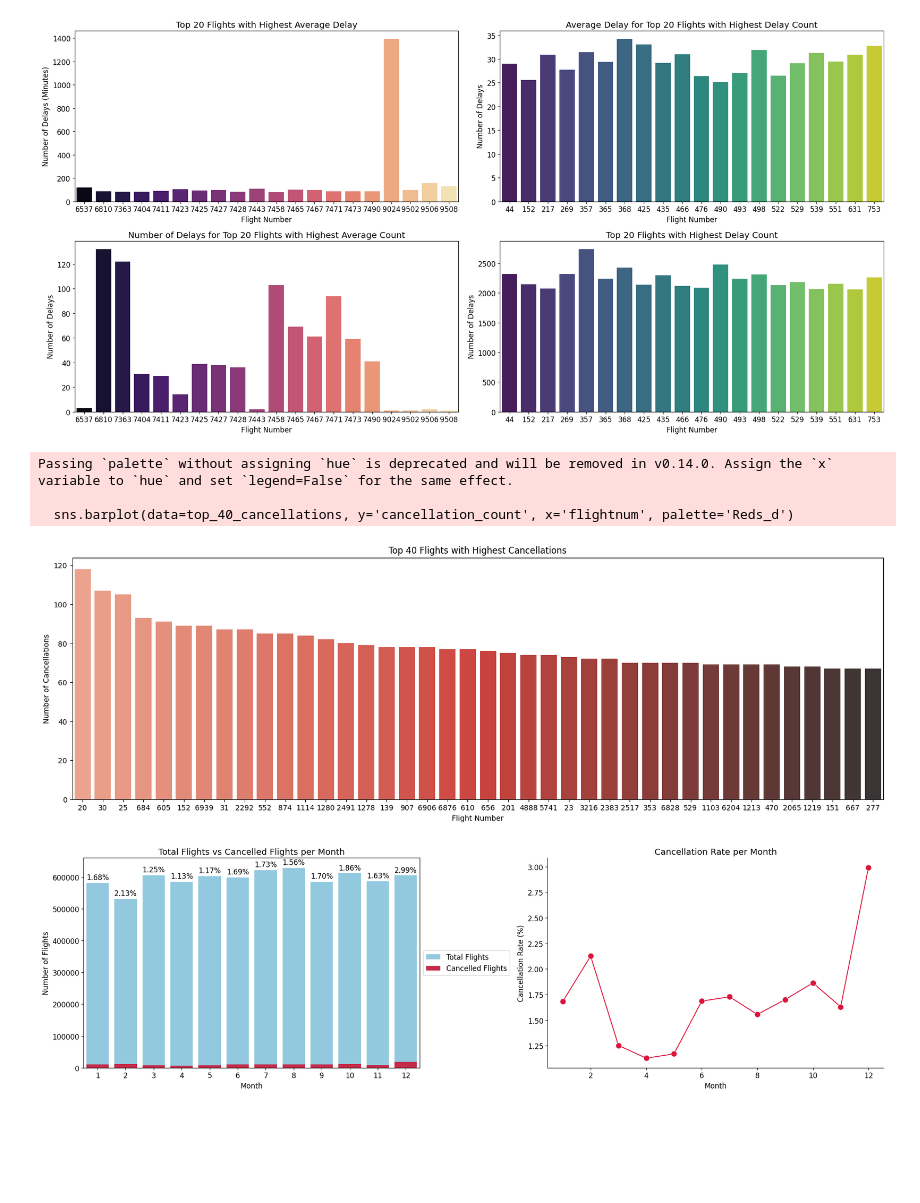
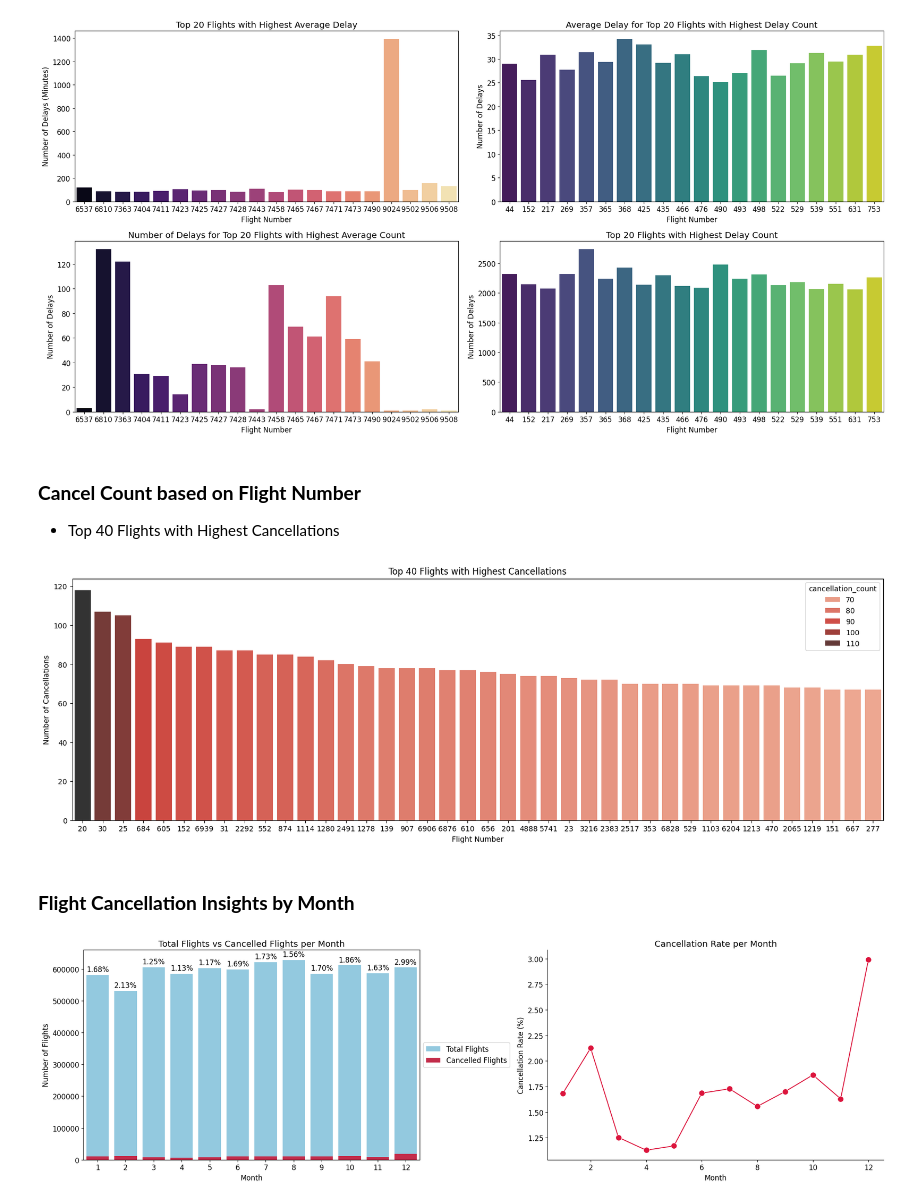
Before and after one commit to azrazainol/FlightData_LogisticRegression, a Jupyter notebook: STQD6324_Assignment_02.ipynb, the cells around one changed output. Drawn from its saved outputs; the diff is of its cells as text; code cells hidden in the pictures; blank space fills up the shorter version.

```diff
--- a/STQD6324_Assignment_02.ipynb
+++ b/STQD6324_Assignment_02.ipynb
@@ -235,21 +235,24 @@ Passing `palette` without assigning `hue` is deprecated and will be removed in v
 
   sns.barplot(data=top_20_delays, y='delay_count', x='flightnum', palette='viridis')
 [figure]
+# %% [markdown]
+### **Cancel Count based on Flight Number**
+
+- Top 40 Flights with Highest Cancellations
 # %%
 plt.figure(figsize=(20, 6))
 plt.rcParams.update({'font.size': 10, 'lines.markersize': 10})
 
-sns.barplot(data=top_40_cancellations, y='cancellation_count', x='flightnum', palette='Reds_d')
+sns.barplot(data=top_40_cancellations, y='cancellation_count', x='flightnum', palette='Reds_d', hue = 'cancellation_count')
 plt.title('Top 40 Flights with Highest Cancellations')
 plt.ylabel('Number of Cancellations')
 plt.xlabel('Flight Number')
 
 plt.show();
 # %% [output]
-Passing `palette` without assigning `hue` is deprecated and will be removed in v0.14.0. Assign the `x` variable to `hue` and set `legend=False` for the same effect.
-
-  sns.barplot(data=top_40_cancellations, y='cancellation_count', x='flightnum', palette='Reds_d')
-[figure, old version]
+[figure, new version]
+# %% [markdown]
+### **Flight Cancellation Insights by Month**
 # %%
 fig, axs = plt.subplots(1, 2, figsize=(20, 6))
 plt.rcParams.update({'font.size': 12, 'lines.markersize': 10})
```
Also changed, not shown: parts of 2 cells of this notebook.
